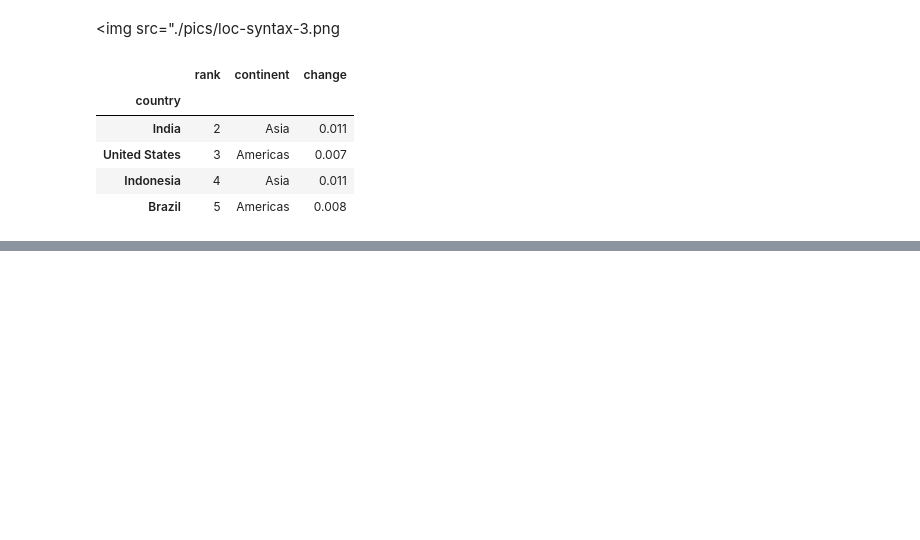
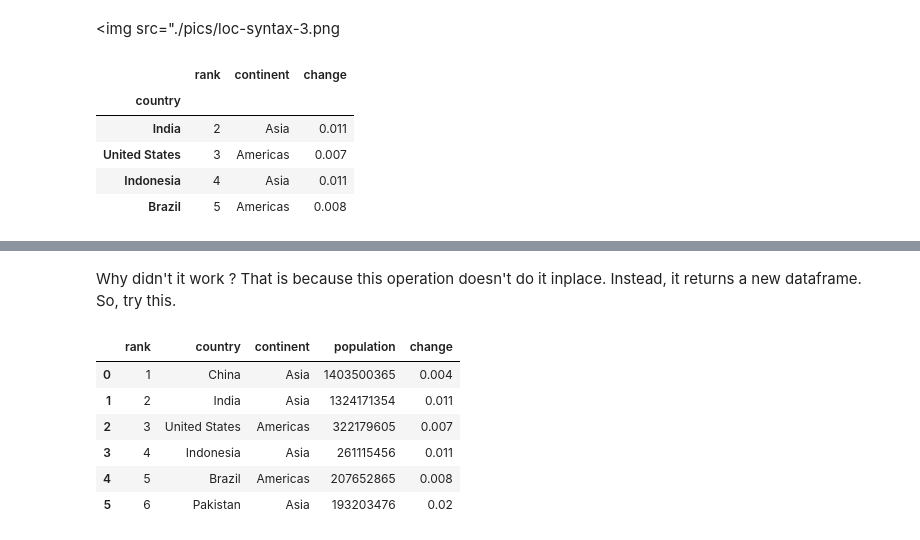
Before and after one commit to hotcode002/Machine-Learning-with-Python, a Jupyter notebook: week_1_basics/day_4_ml_data_structures_1/notebooks/pandas.ipynb, the cells around one changed output, grey strips where cells are left out. Cells and saved outputs as stored; diff of their text form; code cells hidden in the pictures; blank space fills up the shorter version.

Commit message:
pandas append concatenate merge

```diff
--- a/week_1_basics/day_4_ml_data_structures_1/notebooks/pandas.ipynb
+++ b/week_1_basics/day_4_ml_data_structures_1/notebooks/pandas.ipynb
@@ -410,0 +419,10 @@ df_country.loc[ "India":"Brazil", ["rank","continent","change"]]
+# %%
+df_small = df.head()
+df_small
+
+#--------- what is the next row ? -----------
+new_rows = df.iloc[5:6,:]
+
+#--------- Add rows from one dataframe to another
+df_small.append(new_rows)
+df_small
@@ -410,0 +436,13 @@ df_country.loc[ "India":"Brazil", ["rank","continent","change"]]
+# %% [markdown]
+Why didn't it work ? That is because this operation doesn't do it inplace. Instead, it returns a new dataframe. So, try this.
+# %%
+df_new = df_small.append(new_rows)
+df_new
+# %% [output]
+|  | rank | country | continent | population | change |
+| 0 | 1 | China | Asia | 1403500365 | 0.004 |
+| 1 | 2 | India | Asia | 1324171354 | 0.011 |
+| 2 | 3 | United States | Americas | 322179605 | 0.007 |
+| 3 | 4 | Indonesia | Asia | 261115456 | 0.011 |
+| 4 | 5 | Brazil | Americas | 207652865 | 0.008 |
+| 5 | 6 | Pakistan | Asia | 193203476 | 0.02 |
```
Also changed, not shown: parts of 16 cells of this notebook, 3 other files.
